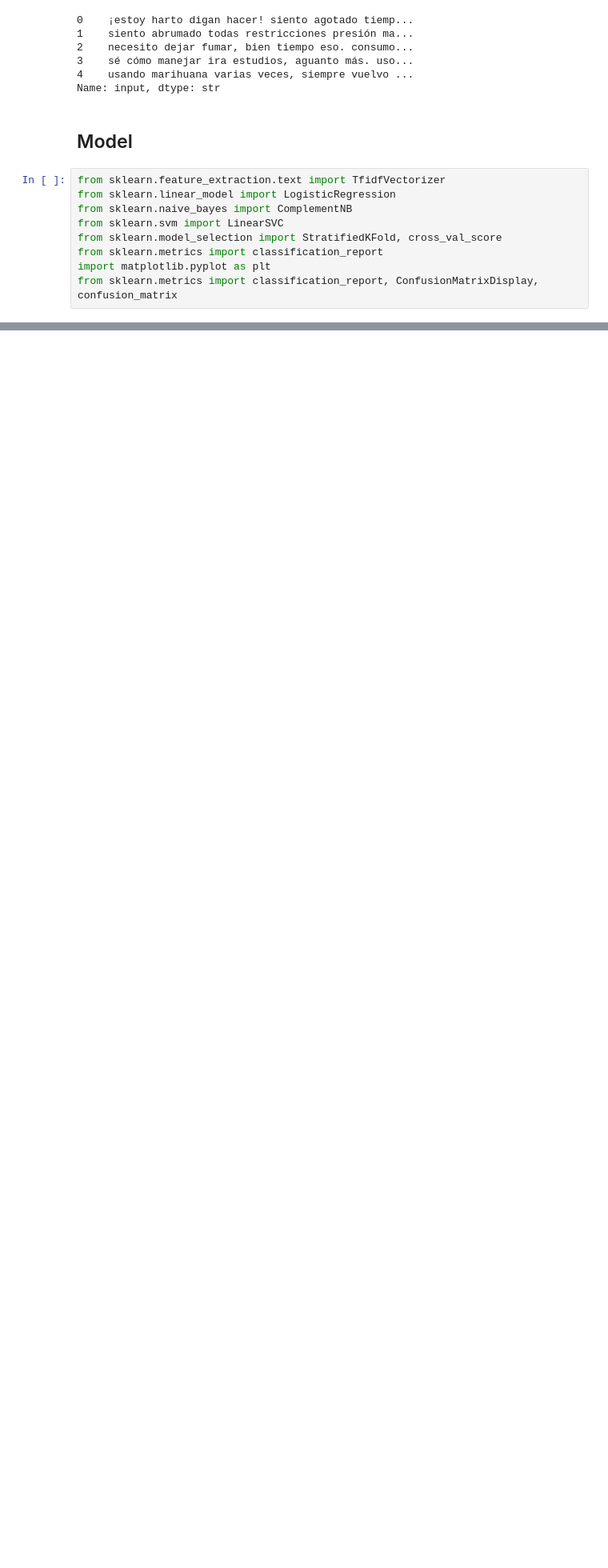
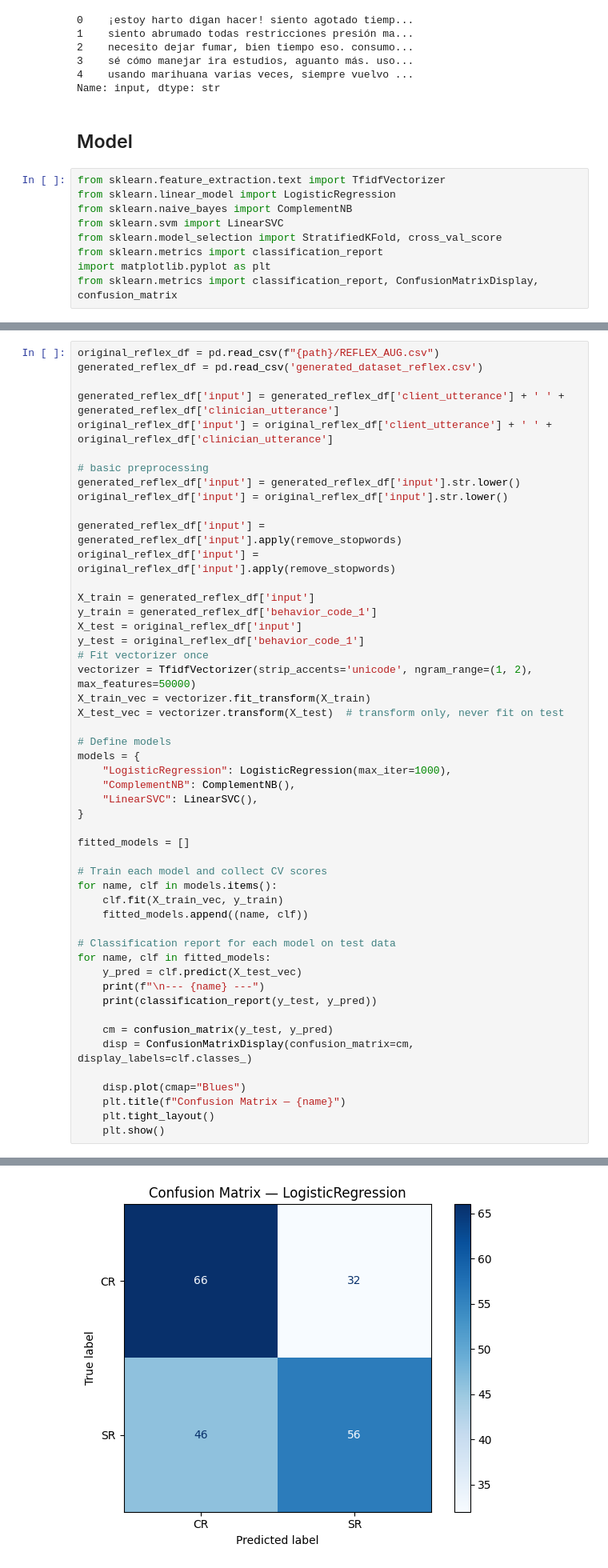
Before and after one commit to Mario-ACL/IberLEF_Challenge, a Jupyter notebook: notebooks/test.ipynb, the cells around one changed output, grey strips where cells are left out. Shown at 80% size. Drawn from its saved outputs; the diff is of its cells as text; blank space fills up the shorter version.

```diff
--- a/notebooks/test.ipynb
+++ b/notebooks/test.ipynb
@@ -160,0 +248,51 @@ weighted avg       0.58      0.58      0.58       200
+# %%
+original_reflex_df = pd.read_csv(f"{path}/REFLEX_AUG.csv")
+generated_reflex_df = pd.read_csv('generated_dataset_reflex.csv')
+
+generated_reflex_df['input'] = generated_reflex_df['client_utterance'] + ' ' + generated_reflex_df['clinician_utterance']
+original_reflex_df['input'] = original_reflex_df['client_utterance'] + ' ' + original_reflex_df['clinician_utterance']
+
+# basic preprocessing
+generated_reflex_df['input'] = generated_reflex_df['input'].str.lower()
+original_reflex_df['input'] = original_reflex_df['input'].str.lower()
+
+generated_reflex_df['input'] = generated_reflex_df['input'].apply(remove_stopwords)
+original_reflex_df['input'] = original_reflex_df['input'].apply(remove_stopwords)
+
+X_train = generated_reflex_df['input']
+y_train = generated_reflex_df['behavior_code_1']
+X_test = original_reflex_df['input']
+y_test = original_reflex_df['behavior_code_1']
+# Fit vectorizer once
+vectorizer = TfidfVectorizer(strip_accents='unicode', ngram_range=(1, 2), max_features=50000)
+X_train_vec = vectorizer.fit_transform(X_train)
+X_test_vec = vectorizer.transform(X_test)  # transform only, never fit on test
+
+# Define models
+models = {
+    "LogisticRegression": LogisticRegression(max_iter=1000),
+    "ComplementNB": ComplementNB(),
+    "LinearSVC": LinearSVC(),
+}
+
+fitted_models = []
+
+# Train each model and collect CV scores
+for name, clf in models.items():
+    clf.fit(X_train_vec, y_train)
+    fitted_models.append((name, clf))
+
+# Classification report for each model on test data
+for name, clf in fitted_models:
+    y_pred = clf.predict(X_test_vec)
+    print(f"\n--- {name} ---")
+    print(classification_report(y_test, y_pred))
+
+    cm = confusion_matrix(y_test, y_pred)
+    disp = ConfusionMatrixDisplay(confusion_matrix=cm, display_labels=clf.classes_)
+
+    disp.plot(cmap="Blues")
+    plt.title(f"Confusion Matrix — {name}")
+    plt.tight_layout()
+    plt.show()
+# %% [output]
@@ -160,0 +308 @@ weighted avg       0.58      0.58      0.58       200
+[figure, added]
```
Also changed, not shown: parts of 5 cells of this notebook.
